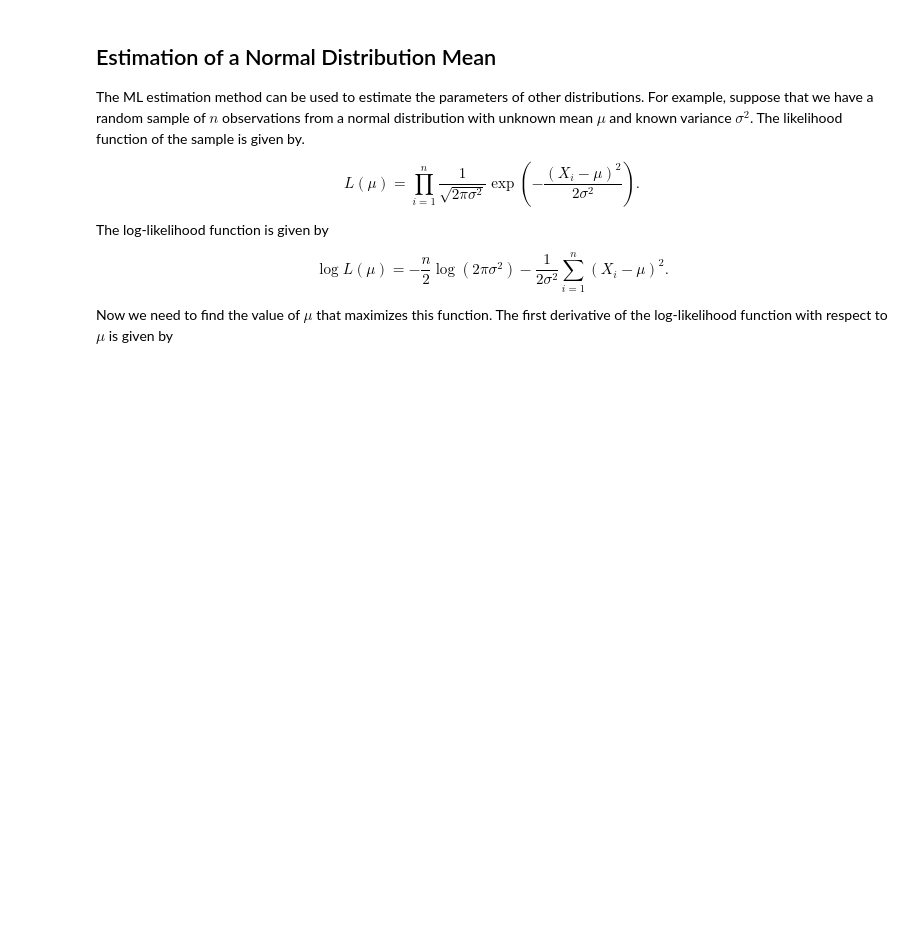
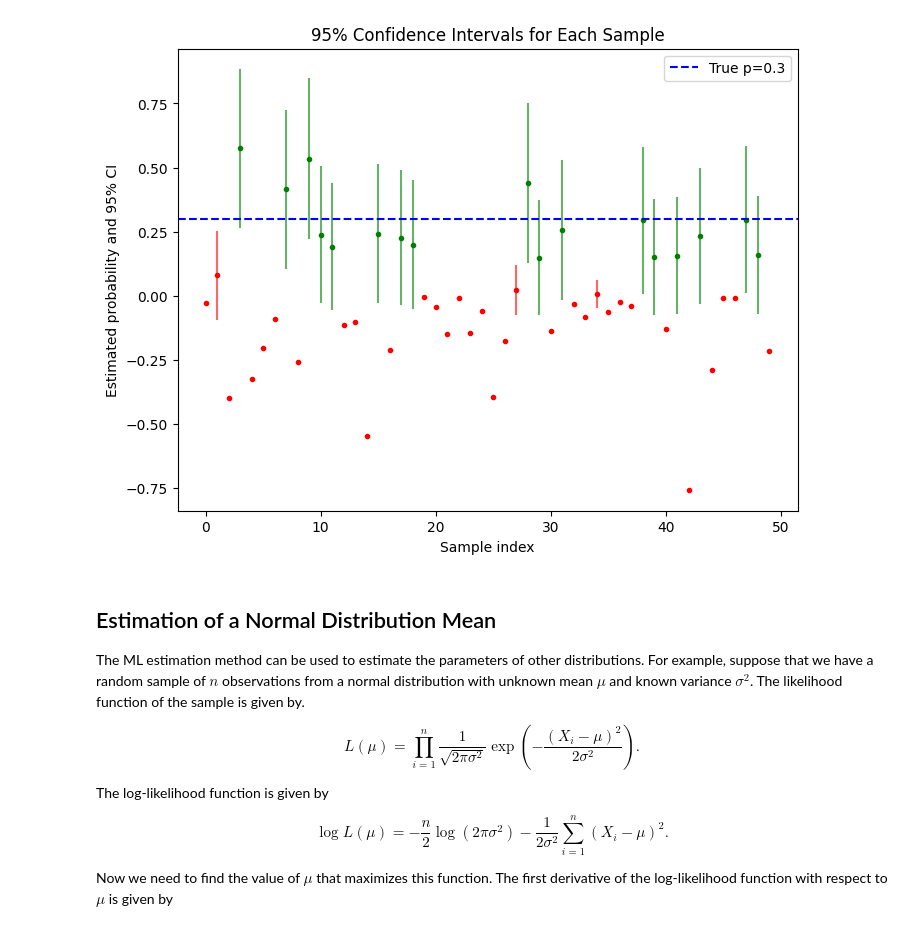
Before and after one commit to febse/stat2025, a Jupyter notebook: 12-Estimation.ipynb, the cells around one changed output. Saved outputs shown, nothing was run; the diff lists cells and outputs as text; code cells hidden in the pictures; blank space fills up the shorter version.

```diff
--- a/12-Estimation.ipynb
+++ b/12-Estimation.ipynb
@@ -166,3 +270,34 @@ plt.show()
+# %%
+# Compute 95% confidence intervals for each sample's ML estimate
+alpha = 0.05
+z_critical = norm.ppf(1 - alpha/2)  # ≈ 1.96
+
+# Use only the first 50 samples for plotting
+p_ml_plot = p_ml[:50]
+
+# For each selected sample, calculate the standard error and CI
+se = np.sqrt(p_ml_plot * (1 - p_ml_plot) / n)
+ci_lower = p_ml_plot - z_critical * se
+ci_upper = p_ml_plot + z_critical * se
+
+# Determine if the true value 0.3 is within each CI
+contains_true = (ci_lower <= 0.3) & (ci_upper >= 0.3)
+
+# Plot the confidence intervals
+plt.figure(figsize=(8, 6))
+for i in range(len(p_ml_plot)):
+    color = 'green' if contains_true[i] else 'red'
+    plt.plot([i, i], [ci_lower[i], ci_upper[i]], color=color, alpha=0.6)
+    plt.plot(i, p_ml_plot[i], 'o', color=color, markersize=3)
+
+plt.axhline(0.3, color='blue', linestyle='--', label='True p=0.3')
+plt.xlabel('Sample index')
+plt.ylabel('Estimated probability and 95% CI')
+plt.title('95% Confidence Intervals for Each Sample')
+plt.legend()
+plt.show()
+# %% [output]
+[figure, added]
 # %% [markdown]
 ## Estimation of a Normal Distribution Mean
 
```
Also changed, not shown: parts of 14 cells of this notebook, 3 other files.
